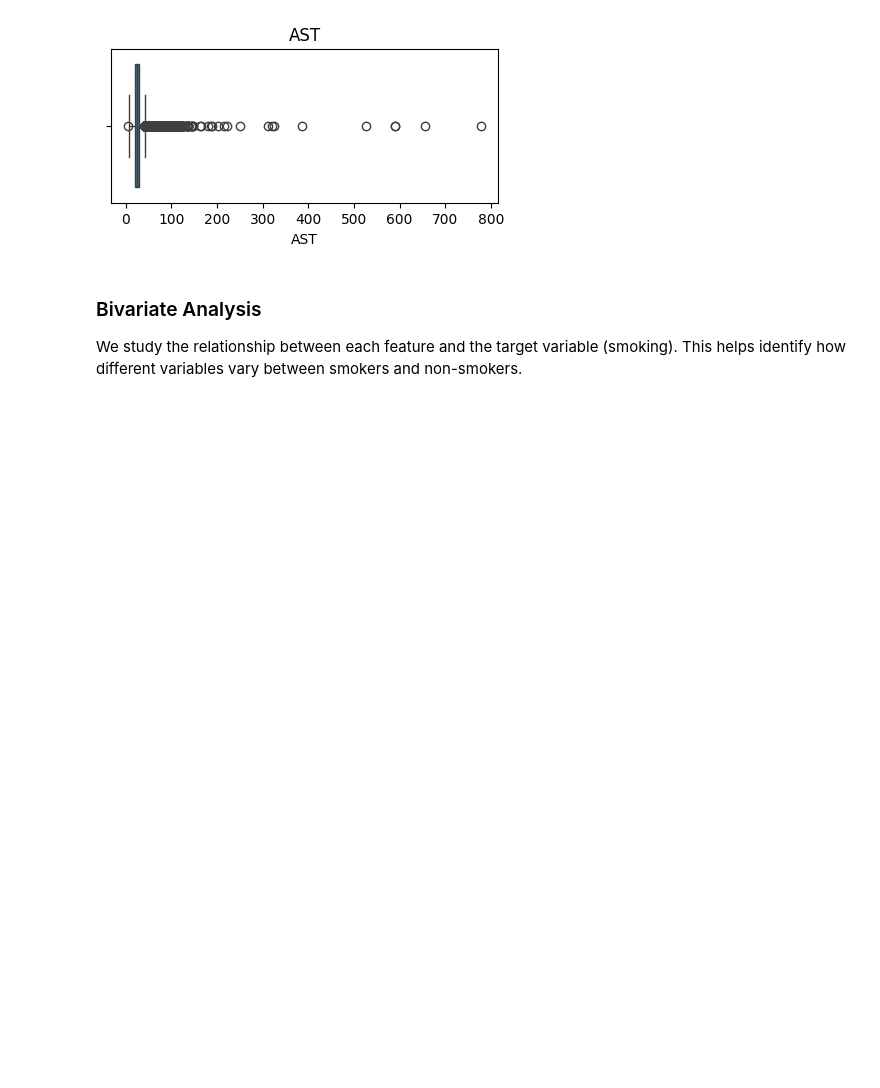
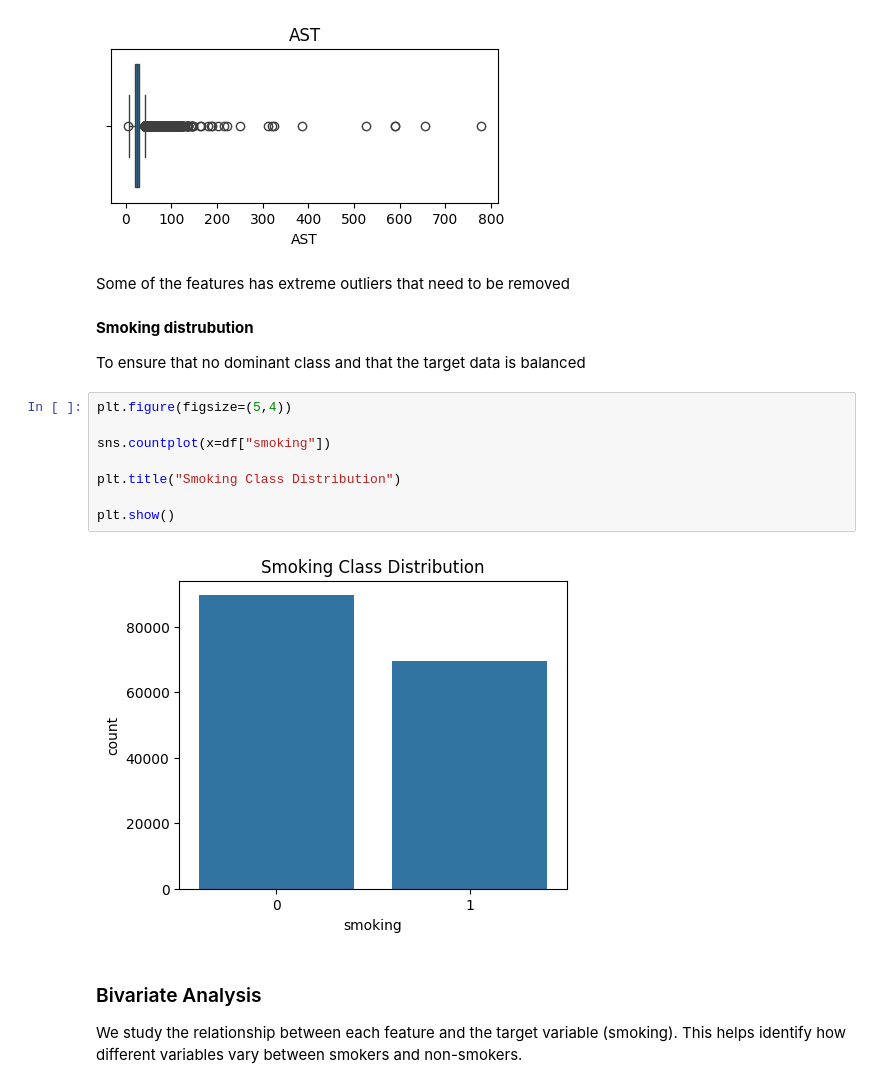
Before and after one commit to salmaa203/smoking-prediction-ml, a Jupyter notebook: Exploratory.ipynb, the cells around one changed output. Saved outputs shown, nothing was run; the diff lists cells and outputs as text; blank space fills up the shorter version.

```diff
--- a/Exploratory.ipynb
+++ b/Exploratory.ipynb
@@ -64,6 +108,22 @@ for col in df.columns:
 [figure]
 [figure]
 [figure]
+# %% [markdown]
+Some of the features has extreme outliers that need to be removed
+# %% [markdown]
+**Smoking distrubution**
+
+To ensure that no dominant class and that the target data is balanced
+# %%
+plt.figure(figsize=(5,4))
+
+sns.countplot(x=df["smoking"])
+
+plt.title("Smoking Class Distribution")
+
+plt.show()
+# %% [output]
+[figure, added]
 # %% [markdown]
 ### Bivariate Analysis
 We study the relationship between each feature and the target variable (smoking).
```
Also changed, not shown: parts of 9 cells of this notebook, 2 other files.
